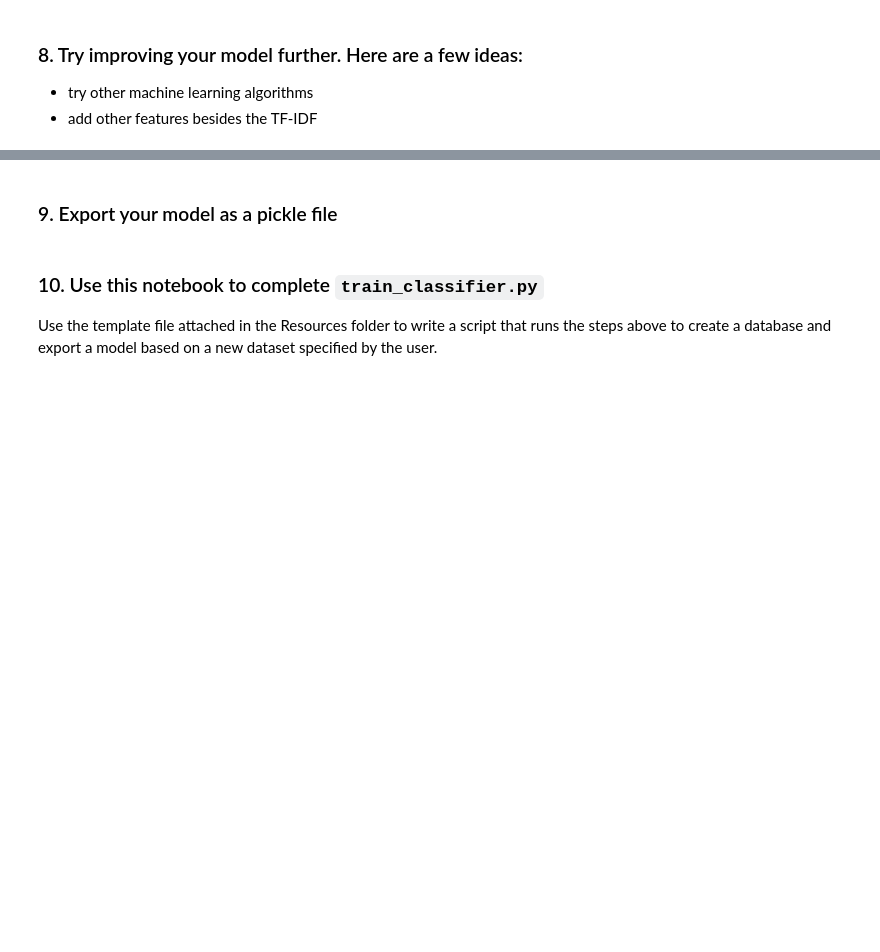
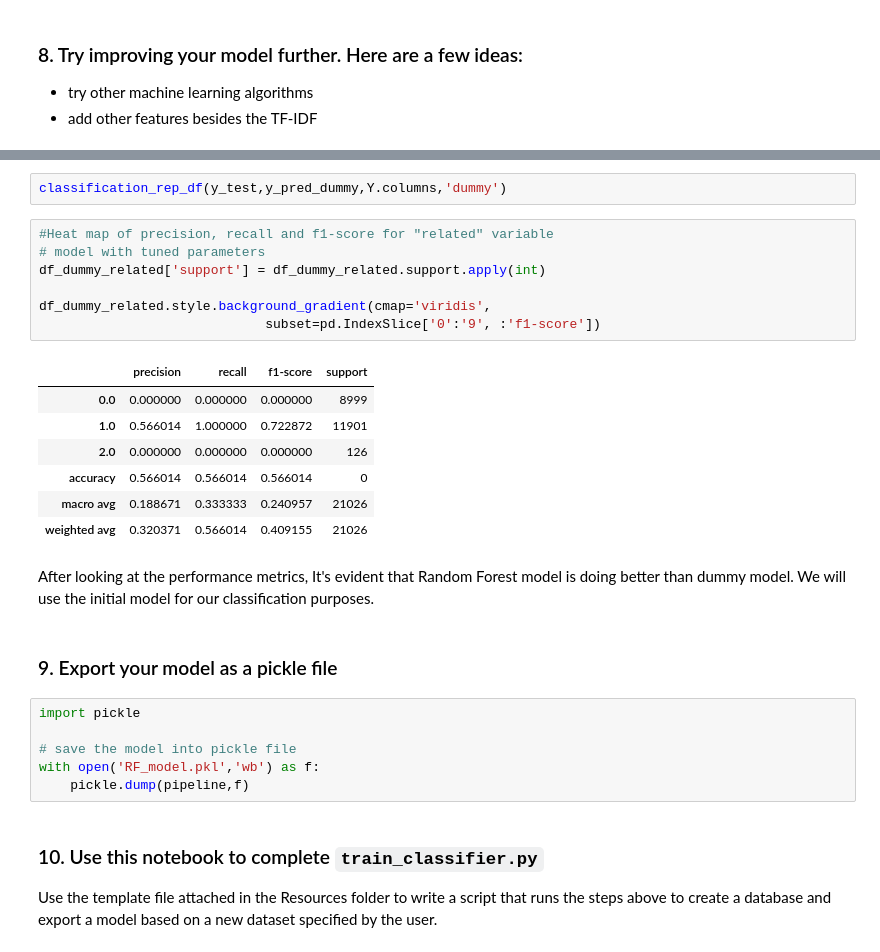
Before and after one commit to Prasanna23/Udacity_DataScience_ND, a Jupyter notebook: Disaster Response Project/ML Pipeline Preparation.ipynb, the cells around one changed output, grey strips where cells are left out. Drawn from its saved outputs; the diff is of its cells as text; blank space fills up the shorter version.

```diff
--- a/Disaster Response Project/ML Pipeline Preparation.ipynb
+++ b/Disaster Response Project/ML Pipeline Preparation.ipynb
@@ -334,5 +634,30 @@ Since this project focuses on code quality, process, and  pipelines, there is no
+# %%
+classification_rep_df(y_test,y_pred_dummy,Y.columns,'dummy')
+# %%
+#Heat map of precision, recall and f1-score for "related" variable
+# model with tuned parameters
+df_dummy_related['support'] = df_dummy_related.support.apply(int)
+
+df_dummy_related.style.background_gradient(cmap='viridis',
+                             subset=pd.IndexSlice['0':'9', :'f1-score'])
+# %% [output]
+|  | precision | recall | f1-score | support |
+| 0.0 | 0.000000 | 0.000000 | 0.000000 | 8999 |
+| 1.0 | 0.566014 | 1.000000 | 0.722872 | 11901 |
+| 2.0 | 0.000000 | 0.000000 | 0.000000 | 126 |
+| accuracy | 0.566014 | 0.566014 | 0.566014 | 0 |
+| macro avg | 0.188671 | 0.333333 | 0.240957 | 21026 |
+| weighted avg | 0.320371 | 0.566014 | 0.409155 | 21026 |
+# %% [markdown]
+After looking at the performance metrics, It's evident that Random Forest model is doing better than dummy model. We will use the initial model for our classification purposes.
 # %% [markdown]
 ### 9. Export your model as a pickle file
+# %%
+import pickle
+
+# save the model into pickle file
+with open('RF_model.pkl','wb') as f:
+    pickle.dump(pipeline,f)
 # %% [markdown]
 ### 10. Use this notebook to complete `train_classifier.py`
 Use the template file attached in the Resources folder to write a script that runs the steps above to create a database and export a model based on a new dataset specified by the user.
```
Also changed, not shown: parts of 12 cells of this notebook, 1 other file.
